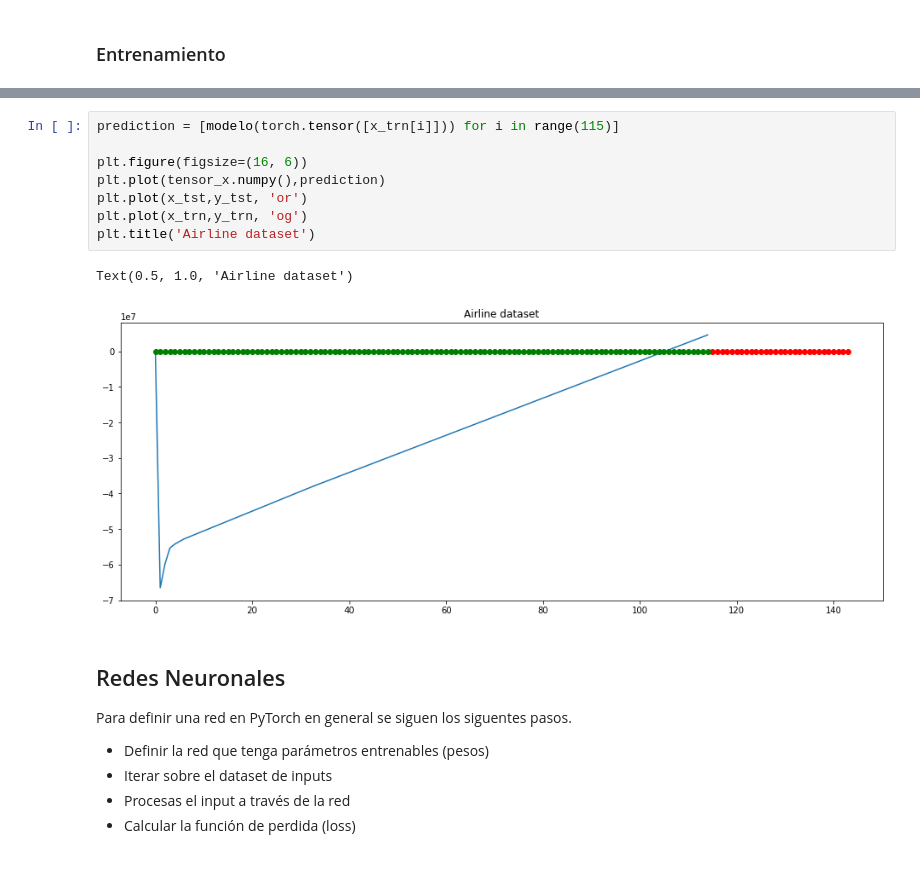
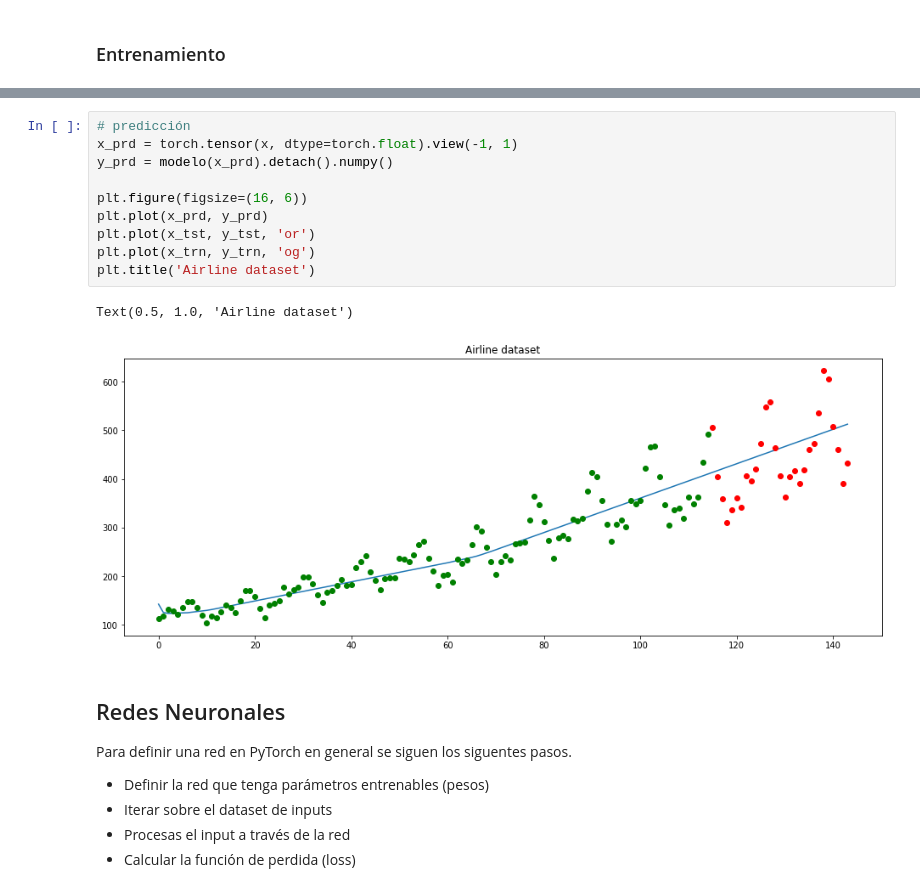
Before and after one commit to GAMES-UChile/Curso-BancoEstado, a Jupyter notebook: modulo5/modulo5.ipynb, the cells around one changed output, grey strips where cells are left out. Drawn from its saved outputs; the diff is of its cells as text.

```diff
--- a/modulo5/modulo5.ipynb
+++ b/modulo5/modulo5.ipynb
@@ -534,14 +532,16 @@ print('Finished Training')
 # %%
-prediction = [modelo(torch.tensor([x_trn[i]])) for i in range(115)]
+# predicción
+x_prd = torch.tensor(x, dtype=torch.float).view(-1, 1)
+y_prd = modelo(x_prd).detach().numpy()
 
 plt.figure(figsize=(16, 6))
-plt.plot(tensor_x.numpy(),prediction)
-plt.plot(x_tst,y_tst, 'or')
-plt.plot(x_trn,y_trn, 'og')
+plt.plot(x_prd, y_prd)
+plt.plot(x_tst, y_tst, 'or')
+plt.plot(x_trn, y_trn, 'og')
 plt.title('Airline dataset')
 # %% [output]
 Text(0.5, 1.0, 'Airline dataset')
-[figure, old version]
+[figure, new version]
 # %% [markdown]
 ## Redes Neuronales
 
```
Also changed, not shown: parts of 13 cells of this notebook, 1 other file.
